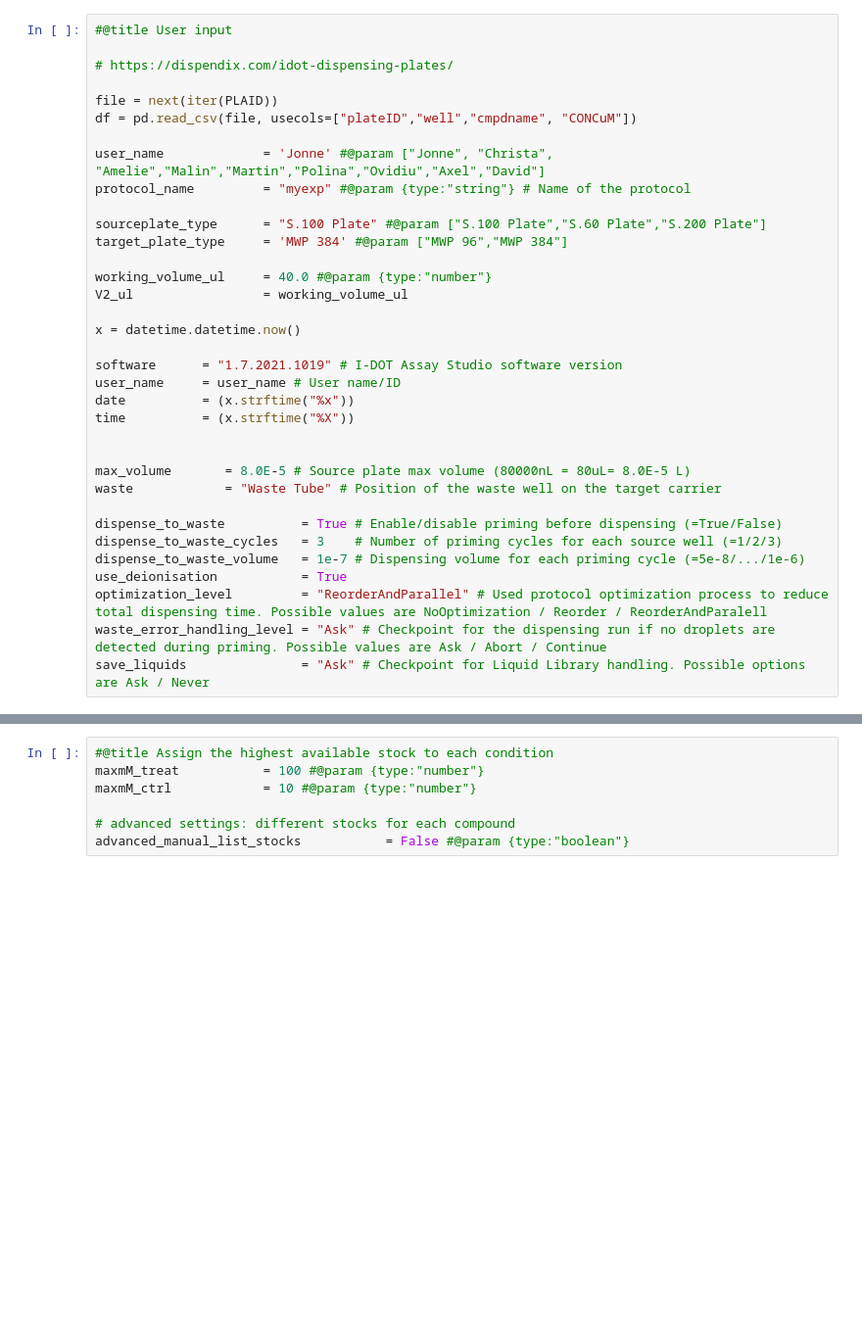
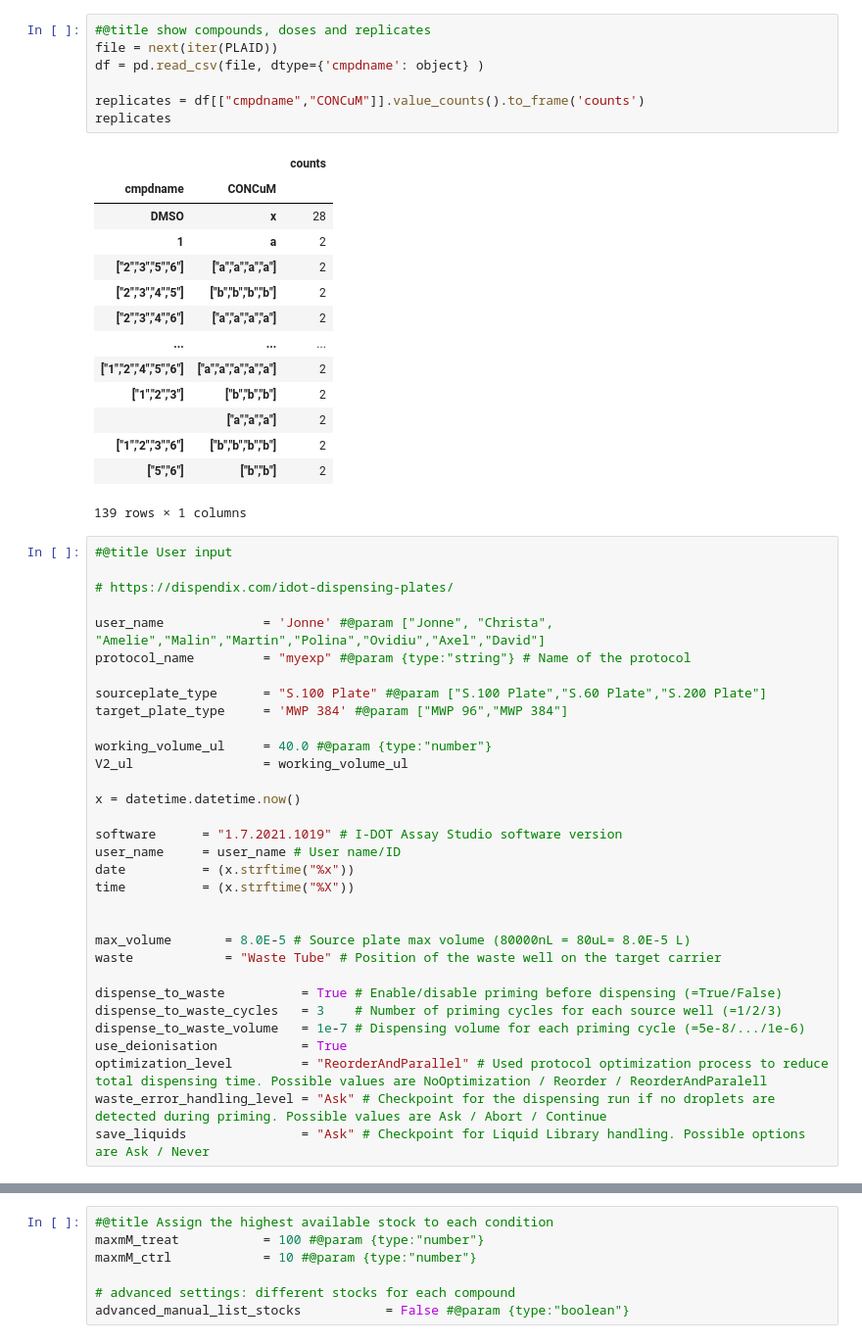
Before and after one commit to jonrie/idot_tools, a Jupyter notebook: plaid_to_idot.ipynb, the cells around one changed output, grey strips where cells are left out. Shown at 98% size. Drawn from its saved outputs; the diff is of its cells as text; blank space fills up the shorter version.

```diff
--- a/plaid_to_idot.ipynb
+++ b/plaid_to_idot.ipynb
@@ -17,10 +27,29 @@ PLAID = files.upload()
+# %%
+#@title show compounds, doses and replicates
+file = next(iter(PLAID))
+df = pd.read_csv(file, dtype={'cmpdname': object} )
+
+replicates = df[["cmpdname","CONCuM"]].value_counts().to_frame('counts')
+replicates
+# %% [output]
+|  |  | counts |
+| cmpdname | CONCuM |  |
+| DMSO | x | 28 |
+| 1 | a | 2 |
+| ["2","3","5","6"] | ["a","a","a","a"] | 2 |
+| ["2","3","4","5"] | ["b","b","b","b"] | 2 |
+| ["2","3","4","6"] | ["a","a","a","a"] | 2 |
+| ... | ... | ... |
+| ["1","2","4","5","6"] | ["a","a","a","a","a"] | 2 |
+| ["1","2","3"] | ["b","b","b"] | 2 |
+|  | ["a","a","a"] | 2 |
+| ["1","2","3","6"] | ["b","b","b","b"] | 2 |
+| ["5","6"] | ["b","b"] | 2 |
+139 rows × 1 columns
 # %%
 #@title User input
 
 # https://dispendix.com/idot-dispensing-plates/
-
-file = next(iter(PLAID))
-df = pd.read_csv(file, usecols=["plateID","well","cmpdname", "CONCuM"])
 
 user_name             = 'Jonne' #@param ["Jonne", "Christa", "Amelie","Malin","Martin","Polina","Ovidiu","Axel","David"]
 protocol_name         = "myexp" #@param {type:"string"} # Name of the protocol
```
Also changed, not shown: parts of 27 cells of this notebook.
